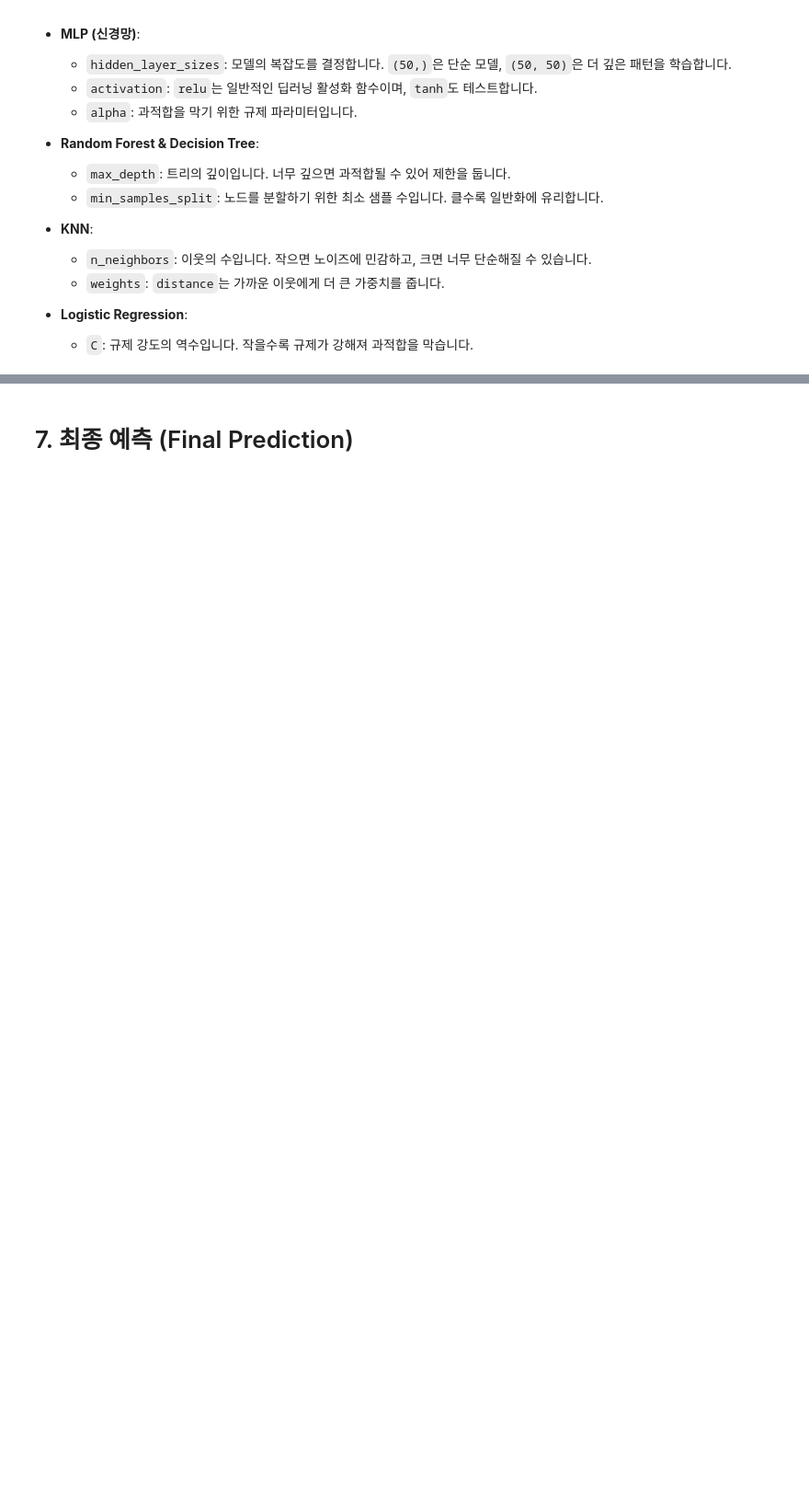
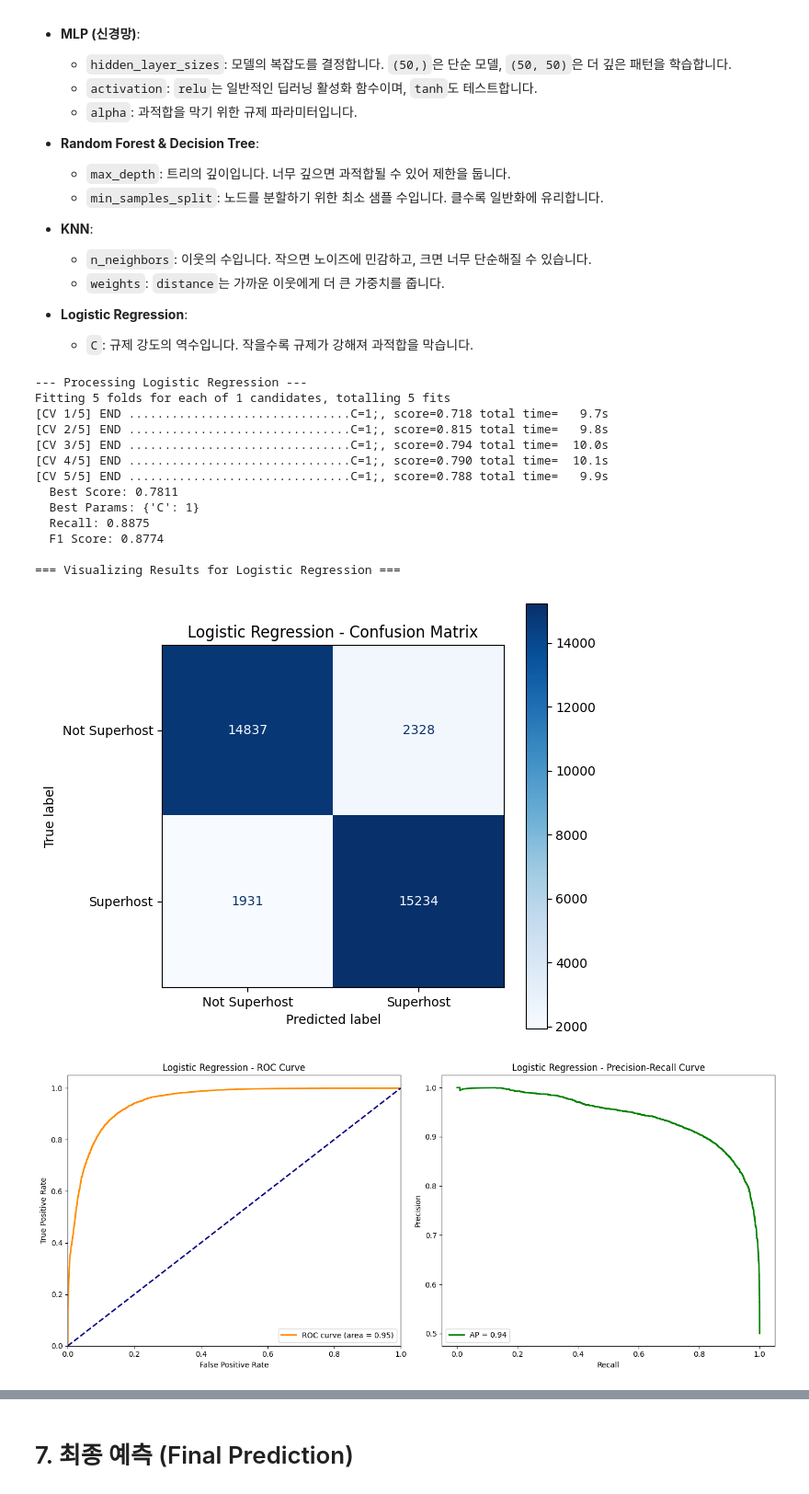
Before and after one commit to YJ99Son/ba2_project2, a Jupyter notebook: processing.ipynb, the cells around one changed output, grey strips where cells are left out. Shown at 92% size. Saved outputs shown, nothing was run; the diff lists cells and outputs as text; code cells hidden in the pictures; blank space fills up the shorter version.

```diff
--- a/processing.ipynb
+++ b/processing.ipynb
@@ -41,7 +23,7 @@ from sklearn.model_selection import train_test_split, cross_val_score, GridSearc
 from sklearn.preprocessing import StandardScaler, LabelEncoder
 from sklearn.utils import resample
 from sklearn.linear_model import LogisticRegression
-from sklearn.tree import DecisionTreeClassifier
+from sklearn.tree import DecisionTreeClassifier, plot_tree # Added plot_tree
 from sklearn.ensemble import RandomForestClassifier
 from sklearn.neural_network import MLPClassifier
 from sklearn.neighbors import KNeighborsClassifier
@@ -49,11 +31,17 @@ from sklearn.naive_bayes import GaussianNB
 from sklearn.metrics import accuracy_score, classification_report, confusion_matrix, recall_score, f1_score, ConfusionMatrixDisplay
 from sentence_transformers import SentenceTransformer
 import warnings
-warnings.filterwarnings('ignore')
+warnings.filterwarnings('ignore', category=UserWarning, module='matplotlib.font_manager') # Added specific filter for font warnings
+warnings.filterwarnings('ignore') # Keep general ignore for other warnings
 
-# 한글 폰트 설정 (Mac OS 기준)
-plt.rc('font', family='AppleGothic')
-plt.rcParams['axes.unicode_minus'] = False
+import umap
+from sklearn.decomposition import PCA
+from sklearn.manifold import TSNE
+from mpl_toolkits.mplot3d import Axes3D
+
+# Explicitly set a generic font to avoid 'AppleGothic' warning
+plt.rcParams['font.family'] = 'DejaVu Sans' # Or 'sans-serif'
+plt.rcParams['axes.unicode_minus'] = False # Ensure minus signs display correctly
 # %% [markdown]
 # 2. Data Load
 # %%
@@ -243,6 +233,13 @@ X_test_scaled = scaler.transform(df_test_encoded)
 
 X_scaled = pd.DataFrame(X_scaled, columns=X_balanced.columns)
 X_test_scaled = pd.DataFrame(X_test_scaled, columns=df_test_encoded.columns)
+
+# Split into Train and Validation sets (80% Train, 20% Validation)
+from sklearn.model_selection import train_test_split
+X_train, X_val, y_train, y_val = train_test_split(X_scaled, y_balanced, test_size=0.2, random_state=42, stratify=y_balanced)
+
+print(f"Training Set Shape: {X_train.shape}")
+print(f"Validation Set Shape: {X_val.shape}")
 # %% [markdown]
 ### 하이퍼파라미터 튜닝 전략 (Hyperparameter Tuning Strategy)
 `GridSearchCV`를 사용하여 각 모델의 최적 하이퍼파라미터를 찾습니다. 각 매개변수의 선정 이유는 다음과 같습니다.
@@ -291,27 +363,46 @@ def visualize_model_result(name, model, X, y):
 # %%
+best_models = {}
+results = []
+
 print("--- Processing Logistic Regression ---")
 lr_params = {
     'C': [1]
 }
-clf = GridSearchCV(LogisticRegression(max_iter=100, random_state=42), lr_params, cv=5, scoring='accuracy', n_jobs=1, verbose=3)
-clf.fit(X_scaled, y_balanced)
-    # Calculate additional metrics
-    y_pred = clf.best_estimator_.predict(X_scaled)
-    rec = recall_score(y_balanced, y_pred)
-    f1 = f1_score(y_balanced, y_pred)
+clf = GridSearchCV(LogisticRegression(max_iter=100, random_state=42), lr_params, cv=5, scoring=['accuracy', 'recall', 'f1'], refit='f1', n_jobs=1, verbose=3)
+clf.fit(X_train, y_train)
+# Calculate additional metrics
+y_pred = clf.best_estimator_.predict(X_val)
+rec = recall_score(y_val, y_pred)
+f1 = f1_score(y_val, y_pred)
 
 
 best_models['Logistic Regression'] = clf.best_estimator_
 results.append({
     'Model': 'Logistic Regression',
     'Best Score': clf.best_score_,
     'Best Params': clf.best_params_,
         'Recall': rec,
         'F1 Score': f1
 })
 print(f"  Best Score: {clf.best_score_:.4f}")
 print(f"  Best Params: {clf.best_params_}")
-    print(f"  Recall: {rec:.4f}")
-    print(f"  F1 Score: {f1:.4f}")
+print(f"  Recall: {rec:.4f}")
+print(f"  F1 Score: {f1:.4f}")
     # 결과 시각화
-    visualize_model_result(name, clf.best_estimator_, X_scaled, y_balanced)
+visualize_model_result('Logistic Regression', clf.best_estimator_, X_val, y_val)
+# %% [output]
+--- Processing Logistic Regression ---
+Fitting 5 folds for each of 1 candidates, totalling 5 fits
+[CV 1/5] END ...............................C=1;, score=0.718 total time=   9.7s
+[CV 2/5] END ...............................C=1;, score=0.815 total time=   9.8s
+[CV 3/5] END ...............................C=1;, score=0.794 total time=  10.0s
+[CV 4/5] END ...............................C=1;, score=0.790 total time=  10.1s
+[CV 5/5] END ...............................C=1;, score=0.788 total time=   9.9s
+  Best Score: 0.7811
+  Best Params: {'C': 1}
+  Recall: 0.8875
+  F1 Score: 0.8774
+
+=== Visualizing Results for Logistic Regression ===
+[figure, added]
+[figure, added]
```
Also changed, not shown: parts of 16 cells of this notebook, 43 other files.
